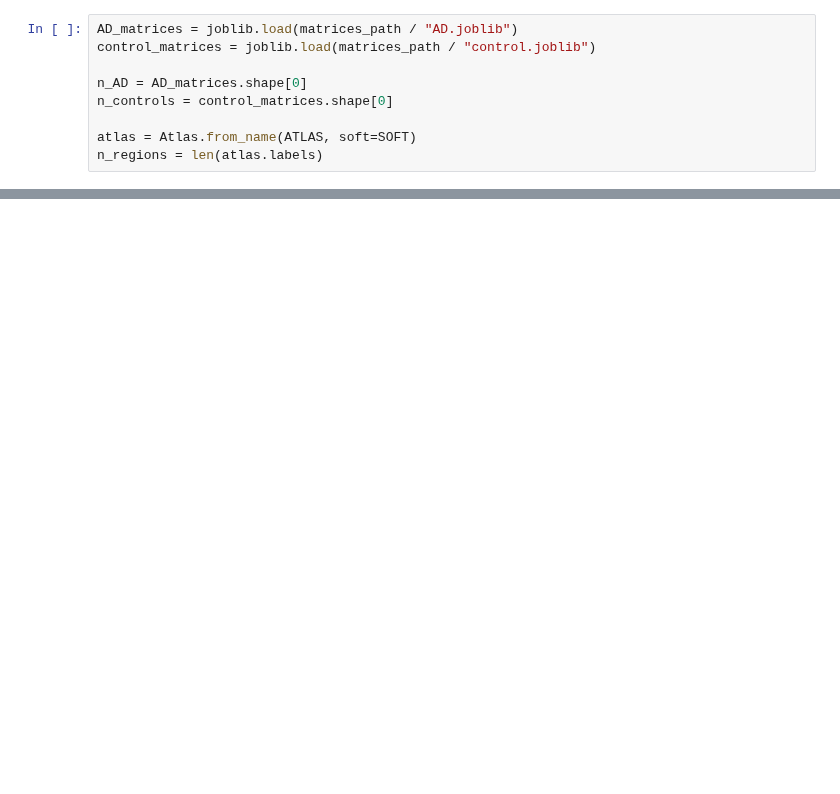
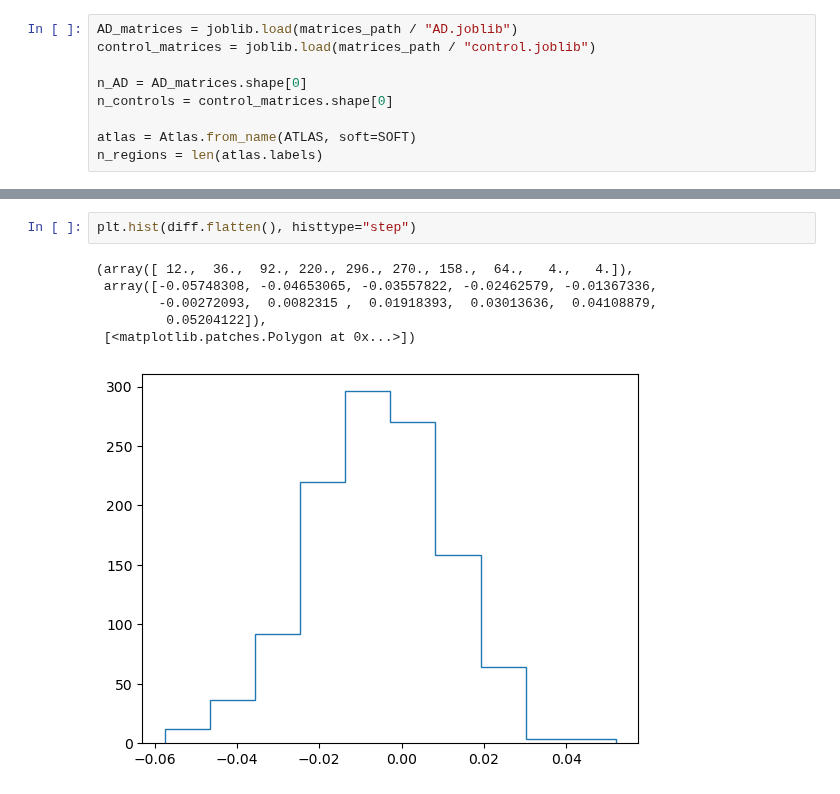
Before and after one commit to jonathan-legrand/bold-dementia, a Jupyter notebook: notebooks/network_analysis.ipynb, the cells around one changed output, grey strips where cells are left out. Saved outputs shown, nothing was run; the diff lists cells and outputs as text; blank space fills up the shorter version.

```diff
--- a/notebooks/network_analysis.ipynb
+++ b/notebooks/network_analysis.ipynb
@@ -145,0 +163,9 @@ dtype: float64
+# %%
+plt.hist(diff.flatten(), histtype="step")
+# %% [output]
+(array([ 12.,  36.,  92., 220., 296., 270., 158.,  64.,   4.,   4.]),
+ array([-0.05748308, -0.04653065, -0.03557822, -0.02462579, -0.01367336,
+        -0.00272093,  0.0082315 ,  0.01918393,  0.03013636,  0.04108879,
+         0.05204122]),
+ [<matplotlib.patches.Polygon at 0x...>])
+[figure, added]
```
Also changed, not shown: parts of 11 cells of this notebook.
